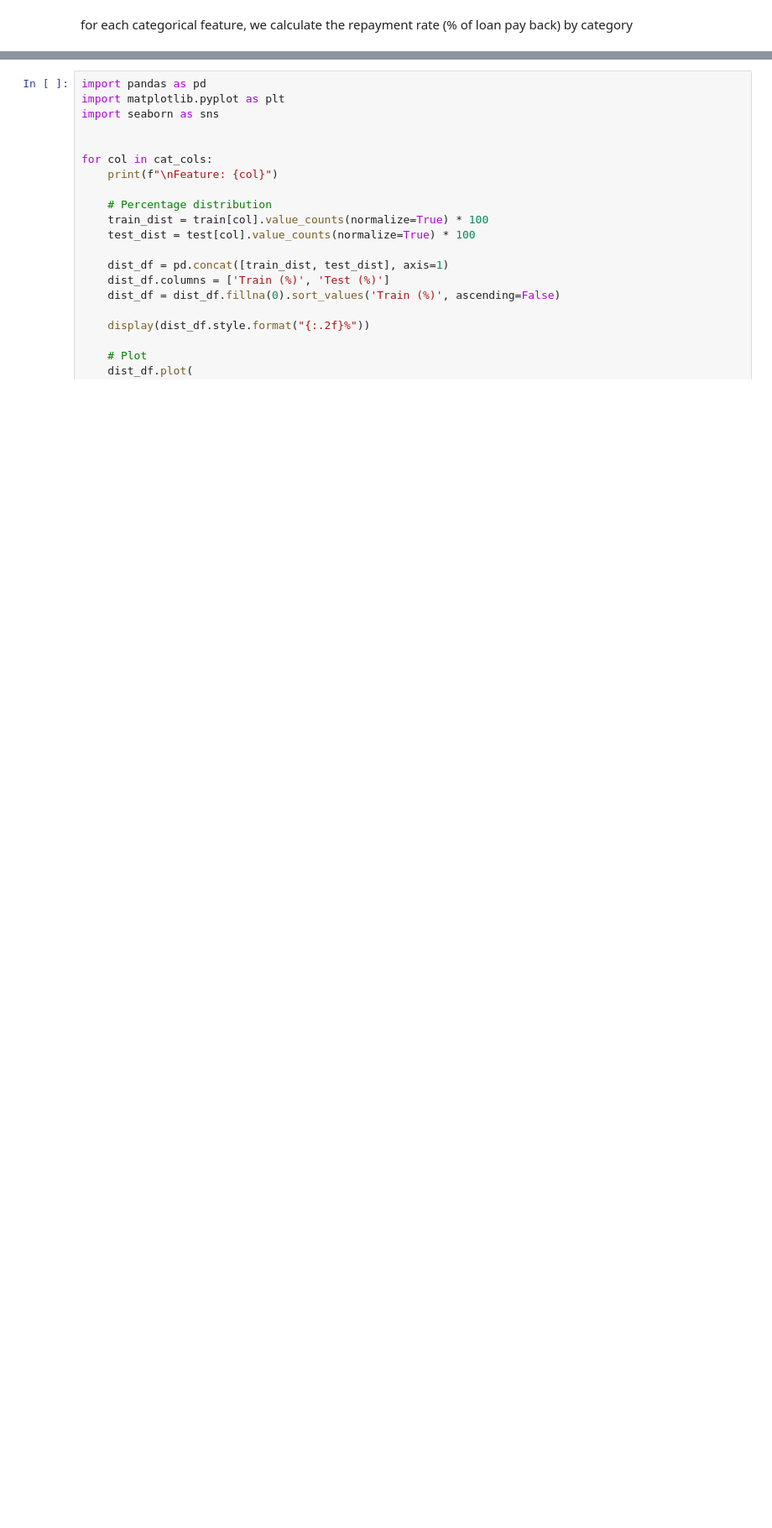
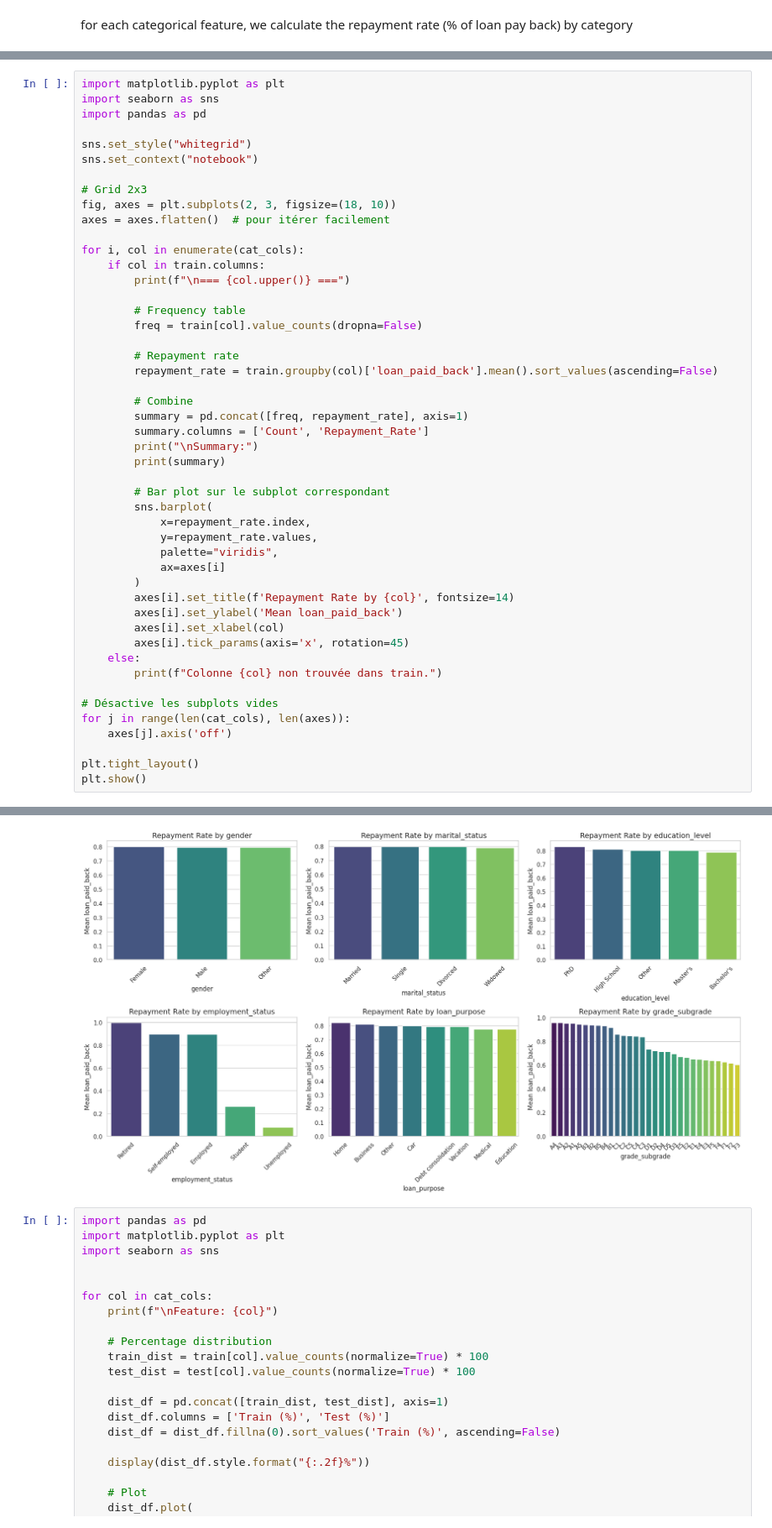
Before and after one commit to NazimKs/Predicting-Loan-Payback-Kaggle-Competition, a Jupyter notebook: predecting_load_payback_kaggle_competition.ipynb, the cells around one changed output, grey strips where cells are left out. Shown at 84% size. Drawn from its saved outputs; the diff is of its cells as text; blank space fills up the shorter version.

```diff
--- a/predecting_load_payback_kaggle_competition.ipynb
+++ b/predecting_load_payback_kaggle_competition.ipynb
@@ -509,0 +435,49 @@ A1               1600        0.952500
+# %%
+import matplotlib.pyplot as plt
+import seaborn as sns
+import pandas as pd
+
+sns.set_style("whitegrid")
+sns.set_context("notebook")
+
+# Grid 2x3
+fig, axes = plt.subplots(2, 3, figsize=(18, 10))
+axes = axes.flatten()  # pour itérer facilement
+
+for i, col in enumerate(cat_cols):
+    if col in train.columns:
+        print(f"\n=== {col.upper()} ===")
+
+        # Frequency table
+        freq = train[col].value_counts(dropna=False)
+
+        # Repayment rate
+        repayment_rate = train.groupby(col)['loan_paid_back'].mean().sort_values(ascending=False)
+
+        # Combine
+        summary = pd.concat([freq, repayment_rate], axis=1)
+        summary.columns = ['Count', 'Repayment_Rate']
+        print("\nSummary:")
+        print(summary)
+
+        # Bar plot sur le subplot correspondant
+        sns.barplot(
+            x=repayment_rate.index,
+            y=repayment_rate.values,
+            palette="viridis",
+            ax=axes[i]
+        )
+        axes[i].set_title(f'Repayment Rate by {col}', fontsize=14)
+        axes[i].set_ylabel('Mean loan_paid_back')
+        axes[i].set_xlabel(col)
+        axes[i].tick_params(axis='x', rotation=45)
+    else:
+        print(f"Colonne {col} non trouvée dans train.")
+
+# Désactive les subplots vides
+for j in range(len(cat_cols), len(axes)):
+    axes[j].axis('off')
+
+plt.tight_layout()
+plt.show()
+# %% [output]
@@ -510,3 +501,4 @@ A1               1600        0.952500
+[figure, added]
 # %%
 import pandas as pd
 import matplotlib.pyplot as plt
```
Also changed, not shown: parts of 39 cells of this notebook, 8 other files.
